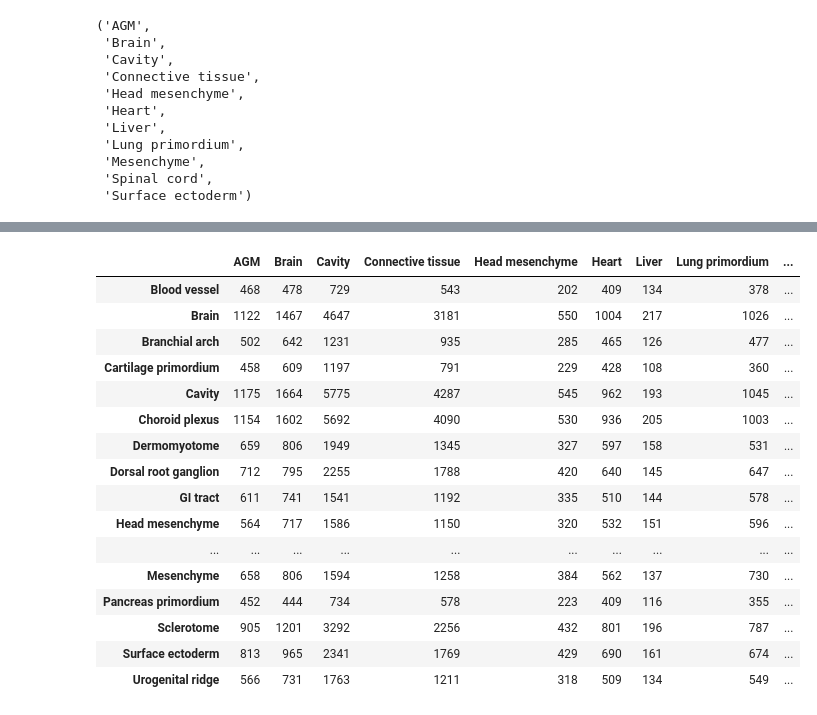
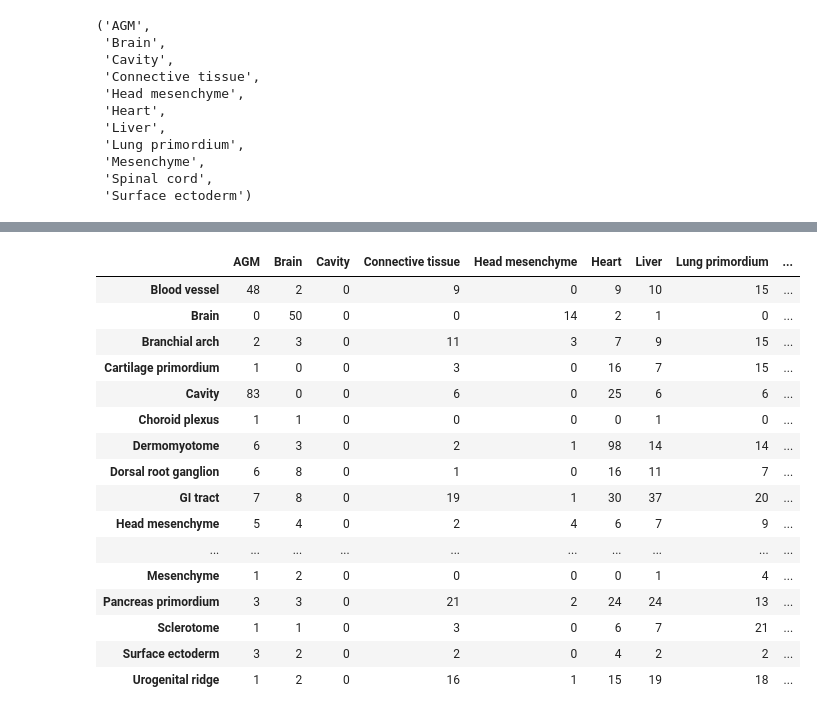
Before and after one commit to vladimirkovacevic/clustering-framework, a Jupyter notebook: analysis/mga.ipynb, the cells around one changed output, grey strips where cells are left out. Drawn from its saved outputs; the diff is of its cells as text; code cells hidden in the pictures.

Commit message:
marker genes log fold change

```diff
--- a/analysis/mga.ipynb
+++ b/analysis/mga.ipynb
@@ -77,3 +130,20 @@ print(len(adata10_dict.keys()))
+# %%
+def filter_marker_genes_fold_change_in_out(adata, fold_change=2):
+    clusters_to_mg = {name: sc.get.rank_genes_groups_df(adata, name, pval_cutoff=0.05).loc[:,'names'] \
+             for name in adata.uns['rank_genes_groups']['names'].dtype.names}
+
+    clusters_to_mg_pts_fold_change = {k: adata.uns['rank_genes_groups']['pts'].loc[v,k].divide(adata.uns['rank_genes_groups']['pts_rest'].loc[v,k])
+                                       for k, v in clusters_to_mg.items()}
+    clusters_to_mg_pts_fold_change = {}
+    for k, v in clusters_to_mg.items():
+        pts_in_out = adata.uns['rank_genes_groups']['pts'].loc[v,k].divide(adata.uns['rank_genes_groups']['pts_rest'].loc[v,k])
+        pts_in_out = pts_in_out[pts_in_out > fold_change]
+        clusters_to_mg_pts_fold_change[k] = set(pts_in_out.index)
+
+    return clusters_to_mg_pts_fold_change
 # %%
 def create_data_dict(dict1, dict2):
     return {k1: {k2: len(v1.intersection(v2)) for k2, v2 in dict2.items()} for k1, v1 in dict1.items()}
+# %%
+adata10_dict = filter_marker_genes_fold_change_in_out(adata10)
+adata11_dict = filter_marker_genes_fold_change_in_out(adata11)
@@ -80,26 +172,25 @@ def create_data_dict(dict1, dict2):
 # %%
 import pandas as pd
-df1 = pd.DataFrame(create_data_dict(adata10_dict, adata11_dict))
-df2 = pd.DataFrame(create_data_dict(adata11_dict, adata10_dict))
-df1
+df = pd.DataFrame(create_data_dict(adata10_dict, adata11_dict))
+df
 # %% [output]
 |  | AGM | Brain | Cavity | Connective tissue | Head mesenchyme | Heart | Liver | Lung primordium | ... |
-| Blood vessel | 468 | 478 | 729 | 543 | 202 | 409 | 134 | 378 | ... |
-| Brain | 1122 | 1467 | 4647 | 3181 | 550 | 1004 | 217 | 1026 | ... |
-| Branchial arch | 502 | 642 | 1231 | 935 | 285 | 465 | 126 | 477 | ... |
-| Cartilage primordium | 458 | 609 | 1197 | 791 | 229 | 428 | 108 | 360 | ... |
-| Cavity | 1175 | 1664 | 5775 | 4287 | 545 | 962 | 193 | 1045 | ... |
-| Choroid plexus | 1154 | 1602 | 5692 | 4090 | 530 | 936 | 205 | 1003 | ... |
-| Dermomyotome | 659 | 806 | 1949 | 1345 | 327 | 597 | 158 | 531 | ... |
-| Dorsal root ganglion | 712 | 795 | 2255 | 1788 | 420 | 640 | 145 | 647 | ... |
-| GI tract | 611 | 741 | 1541 | 1192 | 335 | 510 | 144 | 578 | ... |
-| Head mesenchyme | 564 | 717 | 1586 | 1150 | 320 | 532 | 151 | 596 | ... |
+| Blood vessel | 48 | 2 | 0 | 9 | 0 | 9 | 10 | 15 | ... |
+| Brain | 0 | 50 | 0 | 0 | 14 | 2 | 1 | 0 | ... |
+| Branchial arch | 2 | 3 | 0 | 11 | 3 | 7 | 9 | 15 | ... |
+| Cartilage primordium | 1 | 0 | 0 | 3 | 0 | 16 | 7 | 15 | ... |
+| Cavity | 83 | 0 | 0 | 6 | 0 | 25 | 6 | 6 | ... |
+| Choroid plexus | 1 | 1 | 0 | 0 | 0 | 0 | 1 | 0 | ... |
+| Dermomyotome | 6 | 3 | 0 | 2 | 1 | 98 | 14 | 14 | ... |
+| Dorsal root ganglion | 6 | 8 | 0 | 1 | 0 | 16 | 11 | 7 | ... |
+| GI tract | 7 | 8 | 0 | 19 | 1 | 30 | 37 | 20 | ... |
+| Head mesenchyme | 5 | 4 | 0 | 2 | 4 | 6 | 7 | 9 | ... |
 | ... | ... | ... | ... | ... | ... | ... | ... | ... | ... |
-| Mesenchyme | 658 | 806 | 1594 | 1258 | 384 | 562 | 137 | 730 | ... |
-| Pancreas primordium | 452 | 444 | 734 | 578 | 223 | 409 | 116 | 355 | ... |
-| Sclerotome | 905 | 1201 | 3292 | 2256 | 432 | 801 | 196 | 787 | ... |
-| Surface ectoderm | 813 | 965 | 2341 | 1769 | 429 | 690 | 161 | 674 | ... |
-| Urogenital ridge | 566 | 731 | 1763 | 1211 | 318 | 509 | 134 | 549 | ... |
+| Mesenchyme | 1 | 2 | 0 | 0 | 0 | 0 | 1 | 4 | ... |
+| Pancreas primordium | 3 | 3 | 0 | 21 | 2 | 24 | 24 | 13 | ... |
+| Sclerotome | 1 | 1 | 0 | 3 | 0 | 6 | 7 | 21 | ... |
+| Surface ectoderm | 3 | 2 | 0 | 2 | 0 | 4 | 2 | 2 | ... |
+| Urogenital ridge | 1 | 2 | 0 | 16 | 1 | 15 | 19 | 18 | ... |
 # %%
 df2
 # %% [output]
```
Also changed, not shown: parts of 10 cells of this notebook.
